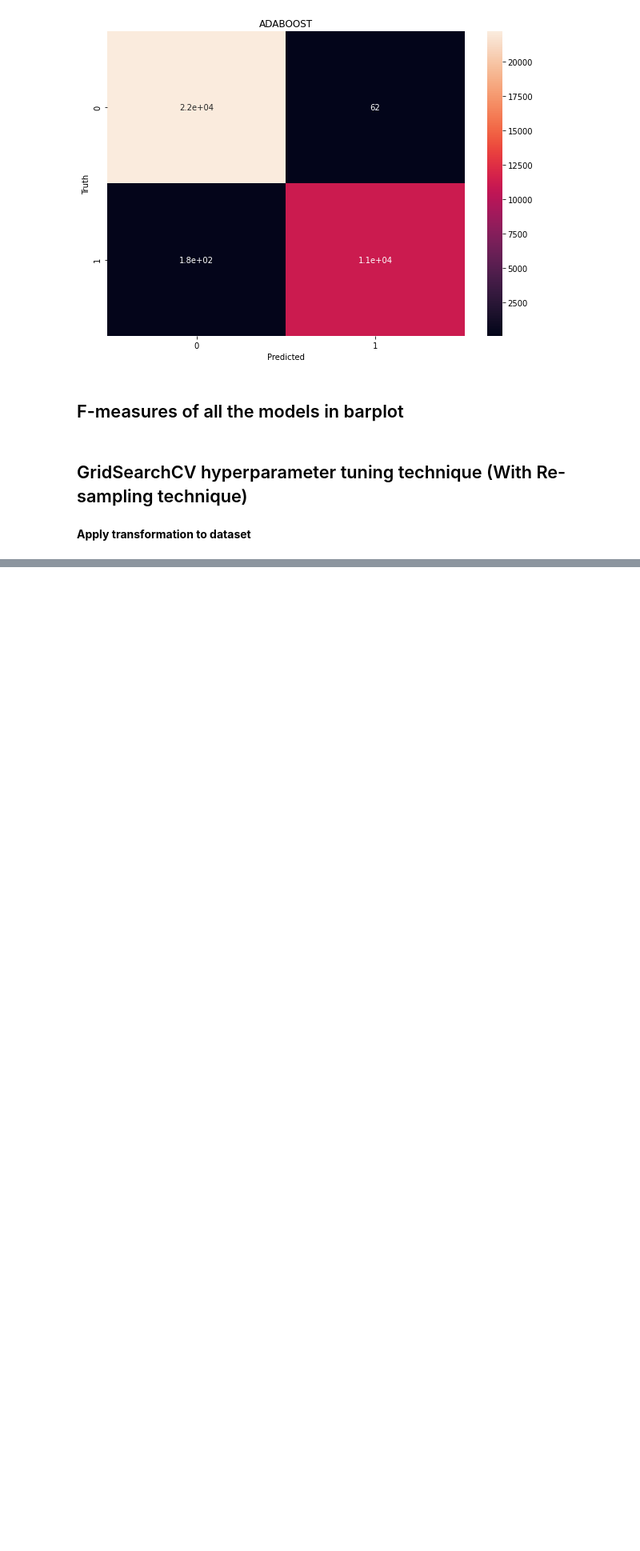
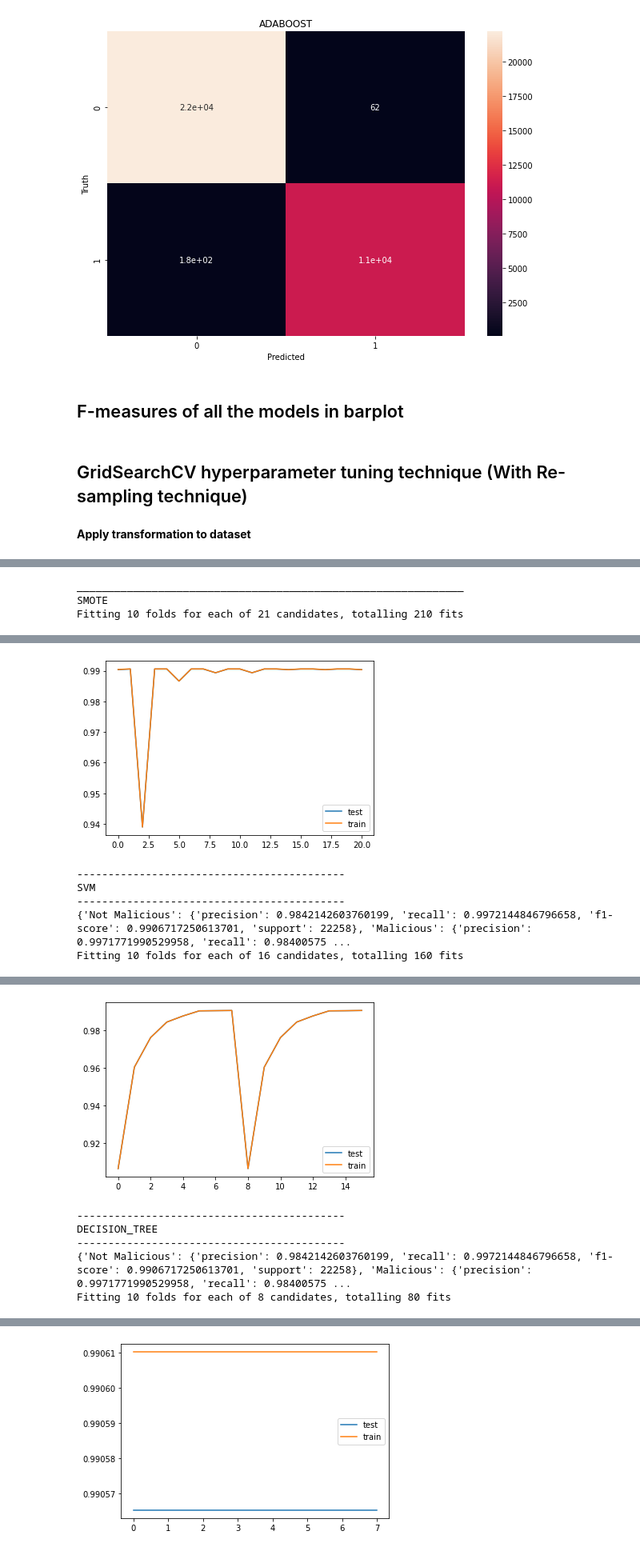
Before and after one commit to Sajid576/data-mining-techniques-to-detect-sql-nosql-injection-attack, a Jupyter notebook: sql_data_analysis.ipynb, the cells around one changed output, grey strips where cells are left out. Shown at 80% size. Drawn from its saved outputs; the diff is of its cells as text; code cells hidden in the pictures; blank space fills up the shorter version.

```diff
--- a/sql_data_analysis.ipynb
+++ b/sql_data_analysis.ipynb
@@ -1803,22 +1849,23 @@ def checkSavedClassifierResults():
 # %% [markdown]
 **Apply transformation to dataset**
 # %%
-def transform(transformer,X,Y):
+def transform(transformer,x,y):
     print("Transforming {}".format(transformer.__class__.__name__))
-    X_resampled,Y_resampled = transformer.fit_sample(X.values,Y.values.ravel())
+    X_resampled,Y_resampled = transformer.fit_sample(x.values,y.values.ravel())
     return transformer.__class__.__name__,pd.DataFrame(X_resampled), pd.DataFrame(Y_resampled)
 
 
-def launch_Grid_Search_Resampling(sampling_type,x,y):
+def launch_Grid_Search_Resampling(sampling_type,x,y,model_params):
     scores = []
     target_names = ['Not Malicious', 'Malicious']
     ConfusionMatrix={}
 
     for model_name, mp in model_params.items():
-        grid =  GridSearchCV(estimator=mp['model'],param_grid= mp['params'],scoring='accuracy', cv=10,n_jobs=-1,verbose=2)
-        grid = grid.fit(x, y)
-
-        getBestClassifierObject(model_name,sampling_type,grid)
+        grid =  GridSearchCV(estimator=mp['model'],param_grid= mp['params'],scoring='accuracy',
+                             cv=10,n_jobs=-1,verbose=2, return_train_score=True)
+        clf = grid.fit(x, y)
+        plot_loss_curve(clf)
+        #getBestClassifierObject(model_name,sampling_type,grid)
 
         y_pred=grid.best_estimator_.predict(x)
         print('-------------------------------------------')
@@ -1844,19 +1891,13 @@ def launch_Grid_Search_Resampling(sampling_type,x,y):
         })
     return scores
 # %%
+optimized_X=X[optimized_features]
+
 datasets = []
-datasets.append(("base",X,Y))
-datasets.append(transform(SMOTE(n_jobs=-1),X,Y))
-datasets.append(transform(RandomOverSampler(),X,Y))
-datasets.append(transform(NearMiss(n_jobs=-1),X,Y))
-datasets.append(transform(RandomUnderSampler(),X,Y))
-datasets.append(transform(SMOTEENN(),X,Y))
-datasets.append(transform(SMOTETomek(),X,Y))
 
-
-benchmark_scores = []
-for sample_type,X,Y in datasets:
-    print('______________________________________________________________')
-    print('{}'.format(sample_type))
-    benchmark_scores = benchmark_scores + (launch_Grid_Search_Resampling(sample_type,X,Y))
-    print('______________________________________________________________')
+datasets.append(transform(SMOTE(n_jobs=-1),optimized_X,Y))
+datasets.append(transform(RandomOverSampler(),optimized_X,Y))
+datasets.append(transform(NearMiss(n_jobs=-1),optimized_X,Y))
+datasets.append(transform(RandomUnderSampler(),optimized_X,Y))
+datasets.append(transform(SMOTEENN(),optimized_X,Y))
+datasets.append(transform(SMOTETomek(),optimized_X,Y))
@@ -1862,0 +1911,11 @@ for sample_type,X,Y in datasets:
+# %%
+benchmark_scores1 = []
+for sample_type,x,y in datasets:
+    print('______________________________________________________________')
+    print('{}'.format(sample_type))
+    benchmark_scores1 = benchmark_scores1 + (launch_Grid_Search_Resampling(sample_type,x,y,model_params1))
+    print('______________________________________________________________')
+# %% [output]
+______________________________________________________________
+SMOTE
+Fitting 10 folds for each of 21 candidates, totalling 210 fits
@@ -1862,0 +1926,6 @@ for sample_type,X,Y in datasets:
+[figure, added]
+-------------------------------------------
+SVM
+-------------------------------------------
+{'Not Malicious': {'precision': 0.9842142603760199, 'recall': 0.9972144846796658, 'f1-score': 0.9906717250613701, 'support': 22258}, 'Malicious': {'precision': 0.9971771990529958, 'recall': 0.98400575 ...
+Fitting 10 folds for each of 16 candidates, totalling 160 fits
@@ -1862,0 +1935,6 @@ for sample_type,X,Y in datasets:
+[figure, added]
+-------------------------------------------
+DECISION_TREE
+-------------------------------------------
+{'Not Malicious': {'precision': 0.9842142603760199, 'recall': 0.9972144846796658, 'f1-score': 0.9906717250613701, 'support': 22258}, 'Malicious': {'precision': 0.9971771990529958, 'recall': 0.98400575 ...
+Fitting 10 folds for each of 8 candidates, totalling 80 fits
@@ -1862,0 +1944 @@ for sample_type,X,Y in datasets:
+[figure, added]
```
Also changed, not shown: parts of 20 cells of this notebook.
